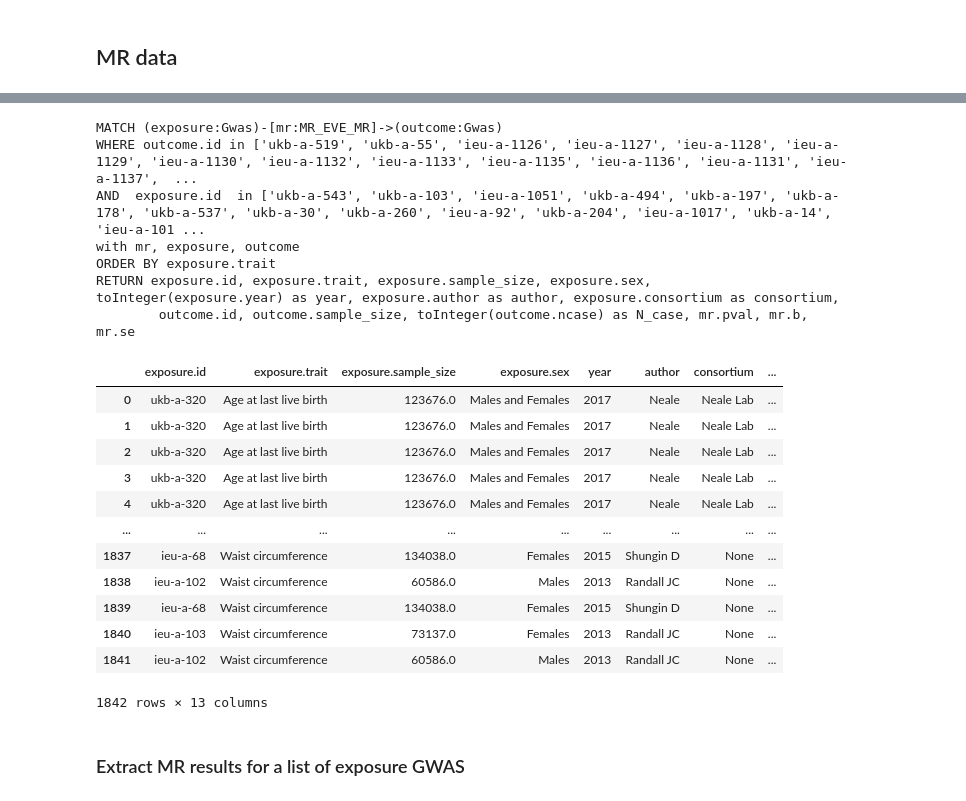
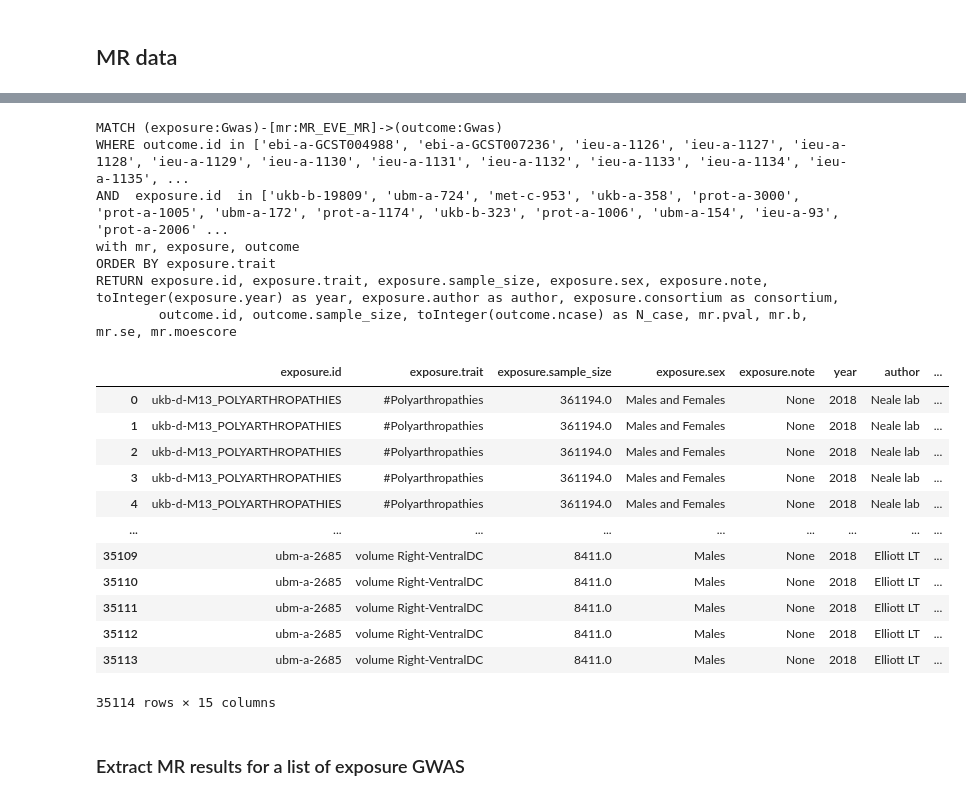
Before and after one commit to mvab/epigraphdb-breast-cancer, a Jupyter notebook: 6_breast_cancer_gwas_mr.ipynb, the cells around one changed output, grey strips where cells are left out. Saved outputs shown, nothing was run; the diff lists cells and outputs as text; code cells hidden in the pictures.

```diff
--- a/6_breast_cancer_gwas_mr.ipynb
+++ b/6_breast_cancer_gwas_mr.ipynb
@@ -7,6 +7,6 @@ from IPython.display import Image
 
 
 env = Env()
-session = start_graph_session(env)
-#session = start_graph_session_crashdown(env)
+#session = start_graph_session(env)
+session = start_graph_session_crashdown(env)
 # %% [output]
@@ -51,0 +33,24 @@ order by gwas_to_variant.samplesize desc
+# %%
+query="""
+MATCH (gwas:Gwas)<-[mr:MR_EVE_MR]-(othergwas:Gwas)
+where toLower(gwas.trait) contains "breast"
+and not(toLower(gwas.trait) contains "baby")
+and not(toLower(gwas.trait) contains "mother")
+and not(toLower(gwas.trait) contains "sibling")
+and not(toLower(gwas.trait) contains "mammogram")
+and not(toLower(gwas.trait) contains "protein")
+return distinct gwas.trait, gwas.id, toInteger(gwas.sample_size) as SampleSize,
+toInteger(gwas.ncase) as N_case, toInteger(gwas.ncontrol) as N_control, gwas.author, gwas.year, gwas.consortium
+order by gwas.id,  gwas.author, N_case desc
+"""
+df = query_to_df(session, query)
+#df.to_csv("query_results/bc_gwas_with_mr.tsv", sep="\t", index=False)
+
+# calulate cases % in the dataset and only keep those >2%
+df['case_percent'] = df['N_case']/df['SampleSize']*100
+df = df[df['case_percent'] > 2]
+
+
+df.to_csv("query_results/bc_gwas_with_mr_keep.tsv", sep="\t", index=False)
+all_bc_gwas = list(df['gwas.id'])
+df
@@ -121,46 +175,46 @@ df
 # %%
 # now those traits that appered at least once in something at <1e05,
 # get MR results for those traits with all BC datasets
 
 
 query = """
 MATCH (exposure:Gwas)-[mr:MR_EVE_MR]->(outcome:Gwas)
 WHERE outcome.id in {gwas_list}
 AND  exposure.id  in {exposure_list}
 with mr, exposure, outcome
 ORDER BY exposure.trait
-RETURN exposure.id, exposure.trait, exposure.sample_size, exposure.sex,
+RETURN exposure.id, exposure.trait, exposure.sample_size, exposure.sex, exposure.note,
 toInteger(exposure.year) as year, exposure.author as author, exposure.consortium as consortium,
-        outcome.id, outcome.sample_size, toInteger(outcome.ncase) as N_case, mr.pval, mr.b, mr.se
+        outcome.id, outcome.sample_size, toInteger(outcome.ncase) as N_case, mr.pval, mr.b, mr.se, mr.moescore
 """.format(gwas_list = all_bc_gwas,
            exposure_list = list(set(df['exposure.id'])))
 df = query_to_df(session, query, True)
 
 
-#df.to_csv("query_results/bc_all_mr.tsv", sep="\t", index=False)
+df.to_csv("query_results/bc_all_mr.tsv", sep="\t", index=False)
 df
 # %% [output]
 MATCH (exposure:Gwas)-[mr:MR_EVE_MR]->(outcome:Gwas)
-WHERE outcome.id in ['ukb-a-519', 'ukb-a-55', 'ieu-a-1126', 'ieu-a-1127', 'ieu-a-1128', 'ieu-a-1129', 'ieu-a-1130', 'ieu-a-1132', 'ieu-a-1133', 'ieu-a-1135', 'ieu-a-1136', 'ieu-a-1131', 'ieu-a-1137',  ...
-AND  exposure.id  in ['ukb-a-543', 'ukb-a-103', 'ieu-a-1051', 'ukb-a-494', 'ukb-a-197', 'ukb-a-178', 'ukb-a-537', 'ukb-a-30', 'ukb-a-260', 'ieu-a-92', 'ukb-a-204', 'ieu-a-1017', 'ukb-a-14', 'ieu-a-101 ...
+WHERE outcome.id in ['ebi-a-GCST004988', 'ebi-a-GCST007236', 'ieu-a-1126', 'ieu-a-1127', 'ieu-a-1128', 'ieu-a-1129', 'ieu-a-1130', 'ieu-a-1131', 'ieu-a-1132', 'ieu-a-1133', 'ieu-a-1134', 'ieu-a-1135', ...
+AND  exposure.id  in ['ukb-b-19809', 'ubm-a-724', 'met-c-953', 'ukb-a-358', 'prot-a-3000', 'prot-a-1005', 'ubm-a-172', 'prot-a-1174', 'ukb-b-323', 'prot-a-1006', 'ubm-a-154', 'ieu-a-93', 'prot-a-2006' ...
 with mr, exposure, outcome
 ORDER BY exposure.trait
-RETURN exposure.id, exposure.trait, exposure.sample_size, exposure.sex,
+RETURN exposure.id, exposure.trait, exposure.sample_size, exposure.sex, exposure.note,
 toInteger(exposure.year) as year, exposure.author as author, exposure.consortium as consortium,
-        outcome.id, outcome.sample_size, toInteger(outcome.ncase) as N_case, mr.pval, mr.b, mr.se
+        outcome.id, outcome.sample_size, toInteger(outcome.ncase) as N_case, mr.pval, mr.b, mr.se, mr.moescore
-|  | exposure.id | exposure.trait | exposure.sample_size | exposure.sex | year | author | consortium | ... |
-| 0 | ukb-a-320 | Age at last live birth | 123676.0 | Males and Females | 2017 | Neale | Neale Lab | ... |
-| 1 | ukb-a-320 | Age at last live birth | 123676.0 | Males and Females | 2017 | Neale | Neale Lab | ... |
-| 2 | ukb-a-320 | Age at last live birth | 123676.0 | Males and Females | 2017 | Neale | Neale Lab | ... |
-| 3 | ukb-a-320 | Age at last live birth | 123676.0 | Males and Females | 2017 | Neale | Neale Lab | ... |
-| 4 | ukb-a-320 | Age at last live birth | 123676.0 | Males and Females | 2017 | Neale | Neale Lab | ... |
+|  | exposure.id | exposure.trait | exposure.sample_size | exposure.sex | exposure.note | year | author | ... |
+| 0 | ukb-d-M13_POLYARTHROPATHIES | #Polyarthropathies | 361194.0 | Males and Females | None | 2018 | Neale lab | ... |
+| 1 | ukb-d-M13_POLYARTHROPATHIES | #Polyarthropathies | 361194.0 | Males and Females | None | 2018 | Neale lab | ... |
+| 2 | ukb-d-M13_POLYARTHROPATHIES | #Polyarthropathies | 361194.0 | Males and Females | None | 2018 | Neale lab | ... |
+| 3 | ukb-d-M13_POLYARTHROPATHIES | #Polyarthropathies | 361194.0 | Males and Females | None | 2018 | Neale lab | ... |
+| 4 | ukb-d-M13_POLYARTHROPATHIES | #Polyarthropathies | 361194.0 | Males and Females | None | 2018 | Neale lab | ... |
 | ... | ... | ... | ... | ... | ... | ... | ... | ... |
-| 1837 | ieu-a-68 | Waist circumference | 134038.0 | Females | 2015 | Shungin D | None | ... |
-| 1838 | ieu-a-102 | Waist circumference | 60586.0 | Males | 2013 | Randall JC | None | ... |
-| 1839 | ieu-a-68 | Waist circumference | 134038.0 | Females | 2015 | Shungin D | None | ... |
-| 1840 | ieu-a-103 | Waist circumference | 73137.0 | Females | 2013 | Randall JC | None | ... |
-| 1841 | ieu-a-102 | Waist circumference | 60586.0 | Males | 2013 | Randall JC | None | ... |
+| 35109 | ubm-a-2685 | volume Right-VentralDC | 8411.0 | Males | None | 2018 | Elliott LT | ... |
+| 35110 | ubm-a-2685 | volume Right-VentralDC | 8411.0 | Males | None | 2018 | Elliott LT | ... |
+| 35111 | ubm-a-2685 | volume Right-VentralDC | 8411.0 | Males | None | 2018 | Elliott LT | ... |
+| 35112 | ubm-a-2685 | volume Right-VentralDC | 8411.0 | Males | None | 2018 | Elliott LT | ... |
+| 35113 | ubm-a-2685 | volume Right-VentralDC | 8411.0 | Males | None | 2018 | Elliott LT | ... |
-1842 rows × 13 columns
+35114 rows × 15 columns
 # %% [markdown]
 ### Extract MR results for a list of exposure GWAS
 # %%
```
Also changed, not shown: parts of 10 cells of this notebook, 5 other files.
